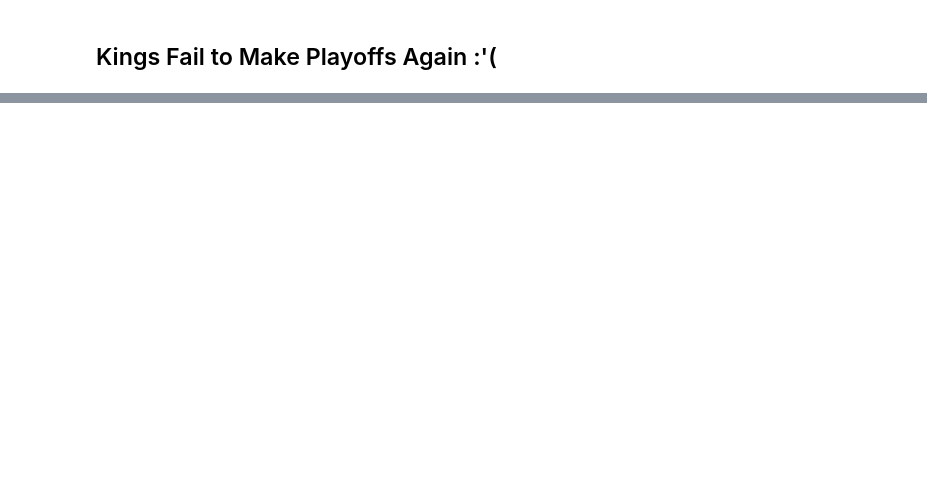
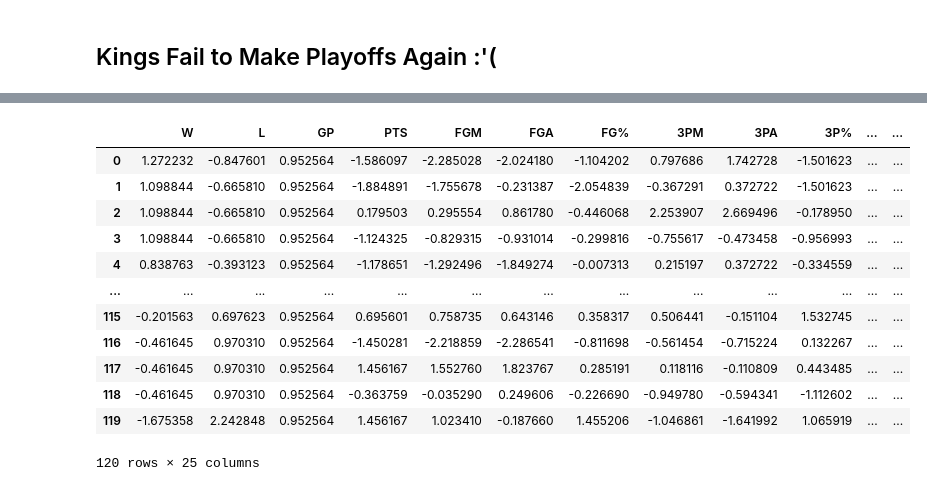
Before and after one commit to mattmori21/Kings-Project, a Jupyter notebook: data.ipynb, the cells around one changed output, grey strips where cells are left out. Cells and saved outputs as stored; diff of their text form; code cells hidden in the pictures; blank space fills up the shorter version.

```diff
--- a/data.ipynb
+++ b/data.ipynb
@@ -452,0 +390,12 @@ array([[0.76023409, 0.23976591]])
+# %%
+import matplotlib.pyplot as plt
+import numpy as np
+from sklearn.linear_model import LogisticRegression
+from sklearn.metrics import classification_report, confusion_matrix
+from sklearn.model_selection import train_test_split
+
+
+x = fullnbastats[30:].drop(columns = ['Made Playoffs', 'Team'])
+colnames = x.columns
+y= fullnbastats["Made Playoffs"][30:]
+y
@@ -452,0 +415,19 @@ array([[0.76023409, 0.23976591]])
+# %%
+from sklearn import preprocessing
+x = pd.DataFrame(preprocessing.scale(x))
+x.columns = colnames
+x
+# %% [output]
+|  | W | L | GP | PTS | FGM | FGA | FG% | 3PM | 3PA | 3P% | ... | ... |
+| 0 | 1.272232 | -0.847601 | 0.952564 | -1.586097 | -2.285028 | -2.024180 | -1.104202 | 0.797686 | 1.742728 | -1.501623 | ... | ... |
+| 1 | 1.098844 | -0.665810 | 0.952564 | -1.884891 | -1.755678 | -0.231387 | -2.054839 | -0.367291 | 0.372722 | -1.501623 | ... | ... |
+| 2 | 1.098844 | -0.665810 | 0.952564 | 0.179503 | 0.295554 | 0.861780 | -0.446068 | 2.253907 | 2.669496 | -0.178950 | ... | ... |
+| 3 | 1.098844 | -0.665810 | 0.952564 | -1.124325 | -0.829315 | -0.931014 | -0.299816 | -0.755617 | -0.473458 | -0.956993 | ... | ... |
+| 4 | 0.838763 | -0.393123 | 0.952564 | -1.178651 | -1.292496 | -1.849274 | -0.007313 | 0.215197 | 0.372722 | -0.334559 | ... | ... |
+| ... | ... | ... | ... | ... | ... | ... | ... | ... | ... | ... | ... | ... |
+| 115 | -0.201563 | 0.697623 | 0.952564 | 0.695601 | 0.758735 | 0.643146 | 0.358317 | 0.506441 | -0.151104 | 1.532745 | ... | ... |
+| 116 | -0.461645 | 0.970310 | 0.952564 | -1.450281 | -2.218859 | -2.286541 | -0.811698 | -0.561454 | -0.715224 | 0.132267 | ... | ... |
+| 117 | -0.461645 | 0.970310 | 0.952564 | 1.456167 | 1.552760 | 1.823767 | 0.285191 | 0.118116 | -0.110809 | 0.443485 | ... | ... |
+| 118 | -0.461645 | 0.970310 | 0.952564 | -0.363759 | -0.035290 | 0.249606 | -0.226690 | -0.949780 | -0.594341 | -1.112602 | ... | ... |
+| 119 | -1.675358 | 2.242848 | 0.952564 | 1.456167 | 1.023410 | -0.187660 | 1.455206 | -1.046861 | -1.641992 | 1.065919 | ... | ... |
+120 rows × 25 columns
```
Also changed, not shown: parts of 35 cells of this notebook.
